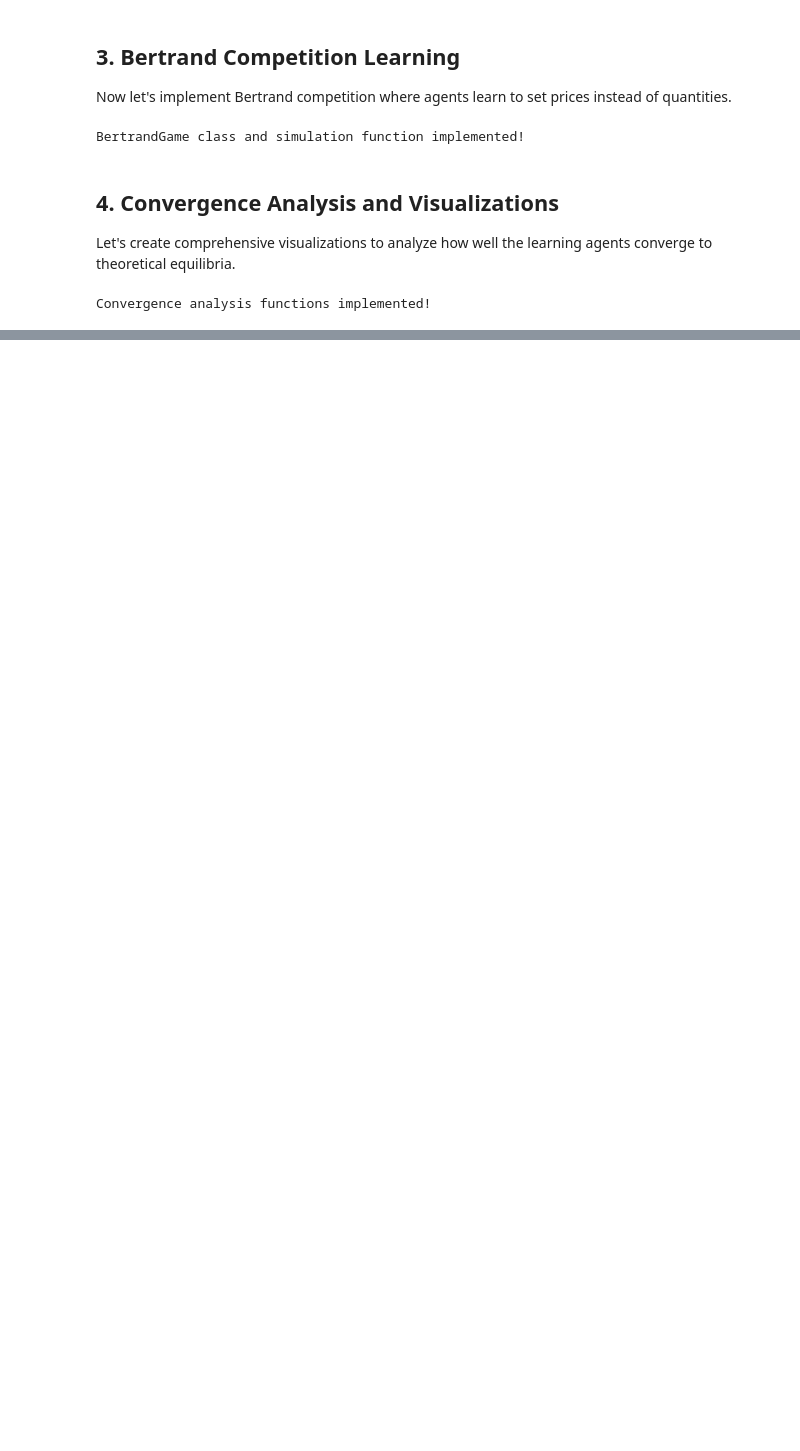
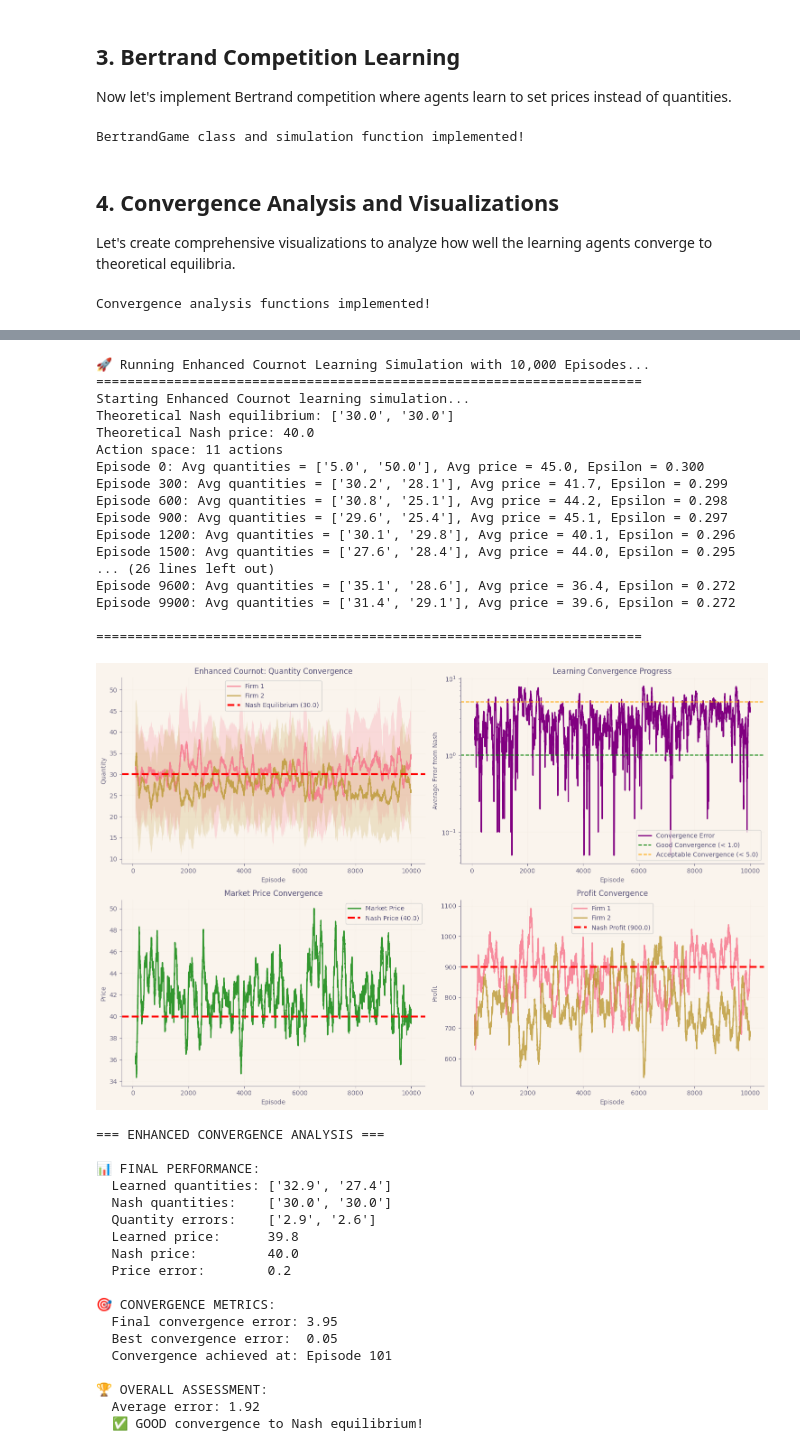
Before and after one commit to razaool/game_theory, a Jupyter notebook: learning_game_theory.ipynb, the cells around one changed output, grey strips where cells are left out. Saved outputs shown, nothing was run; the diff lists cells and outputs as text; code cells hidden in the pictures; blank space fills up the shorter version.

Commit message:
added more episodes

```diff
--- a/learning_game_theory.ipynb
+++ b/learning_game_theory.ipynb
@@ -655,0 +1056,51 @@ Episode 4800: Avg prices = ['40.8', '40.5'], Avg quantity = 107.5, Epsilon = 0.1
+# %%
+# Run the enhanced learning simulation with MORE EPISODES for better convergence
+print("🚀 Running Enhanced Cournot Learning Simulation with 10,000 Episodes...")
+print("=" * 70)
+
+enhanced_results = simulate_enhanced_cournot_learning(episodes=10000, n_firms=2)
+
+print("\n" + "=" * 70)
+
+# Create enhanced visualizations
+plot_enhanced_convergence(enhanced_results)
+
+# Analyze convergence performance
+analyze_enhanced_convergence(enhanced_results)
+# %% [output]
+🚀 Running Enhanced Cournot Learning Simulation with 10,000 Episodes...
+======================================================================
+Starting Enhanced Cournot learning simulation...
+Theoretical Nash equilibrium: ['30.0', '30.0']
+Theoretical Nash price: 40.0
+Action space: 11 actions
+Episode 0: Avg quantities = ['5.0', '50.0'], Avg price = 45.0, Epsilon = 0.300
+Episode 300: Avg quantities = ['30.2', '28.1'], Avg price = 41.7, Epsilon = 0.299
+Episode 600: Avg quantities = ['30.8', '25.1'], Avg price = 44.2, Epsilon = 0.298
+Episode 900: Avg quantities = ['29.6', '25.4'], Avg price = 45.1, Epsilon = 0.297
+Episode 1200: Avg quantities = ['30.1', '29.8'], Avg price = 40.1, Epsilon = 0.296
+Episode 1500: Avg quantities = ['27.6', '28.4'], Avg price = 44.0, Epsilon = 0.295
+... (26 lines left out)
+Episode 9600: Avg quantities = ['35.1', '28.6'], Avg price = 36.4, Epsilon = 0.272
+Episode 9900: Avg quantities = ['31.4', '29.1'], Avg price = 39.6, Epsilon = 0.272
+
+======================================================================
+[figure, added]
+=== ENHANCED CONVERGENCE ANALYSIS ===
+
+📊 FINAL PERFORMANCE:
+  Learned quantities: ['32.9', '27.4']
+  Nash quantities:    ['30.0', '30.0']
+  Quantity errors:    ['2.9', '2.6']
+  Learned price:      39.8
+  Nash price:         40.0
+  Price error:        0.2
+
+🎯 CONVERGENCE METRICS:
+  Final convergence error: 3.95
+  Best convergence error:  0.05
+  Convergence achieved at: Episode 101
+
+🏆 OVERALL ASSESSMENT:
+  Average error: 1.92
+  ✅ GOOD convergence to Nash equilibrium!
```
Also changed, not shown: parts of 9 cells of this notebook.
